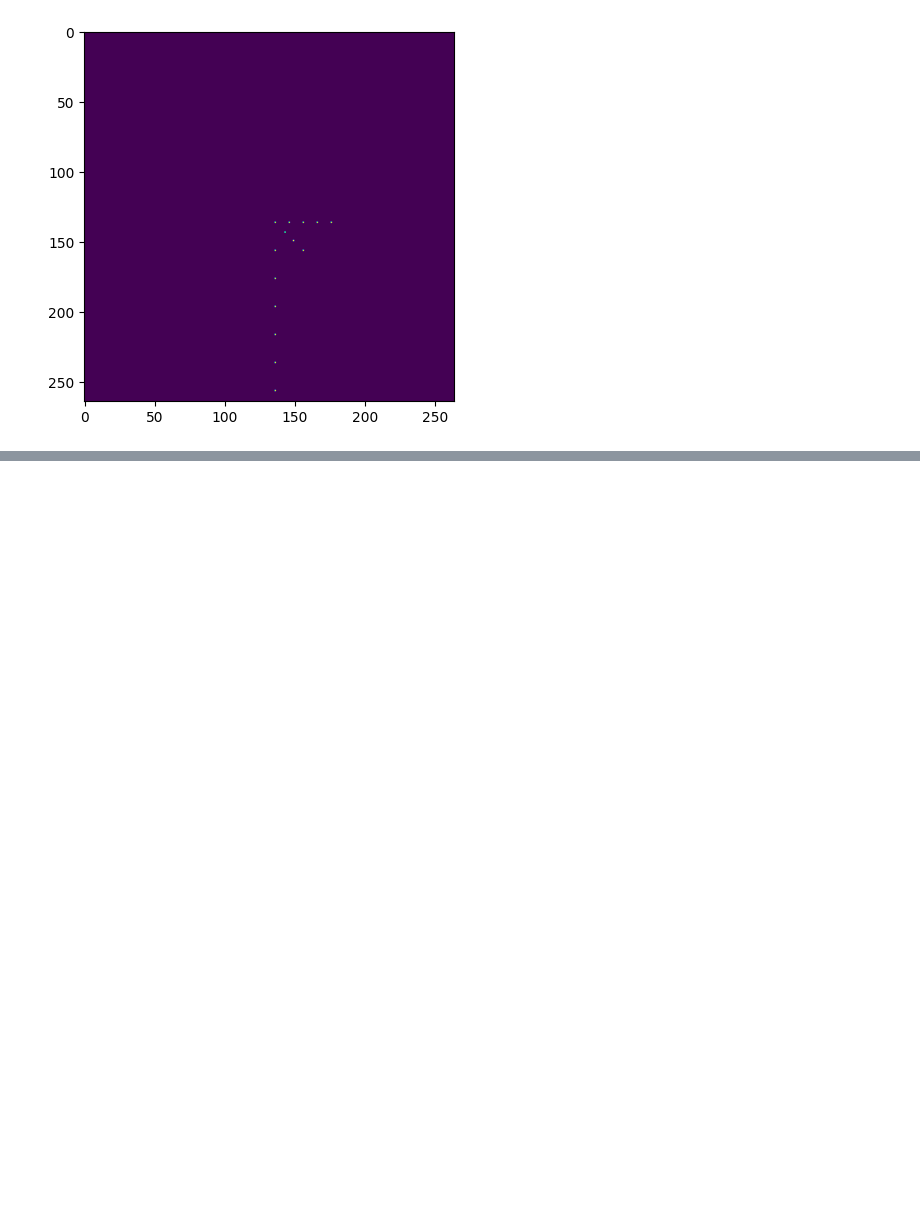
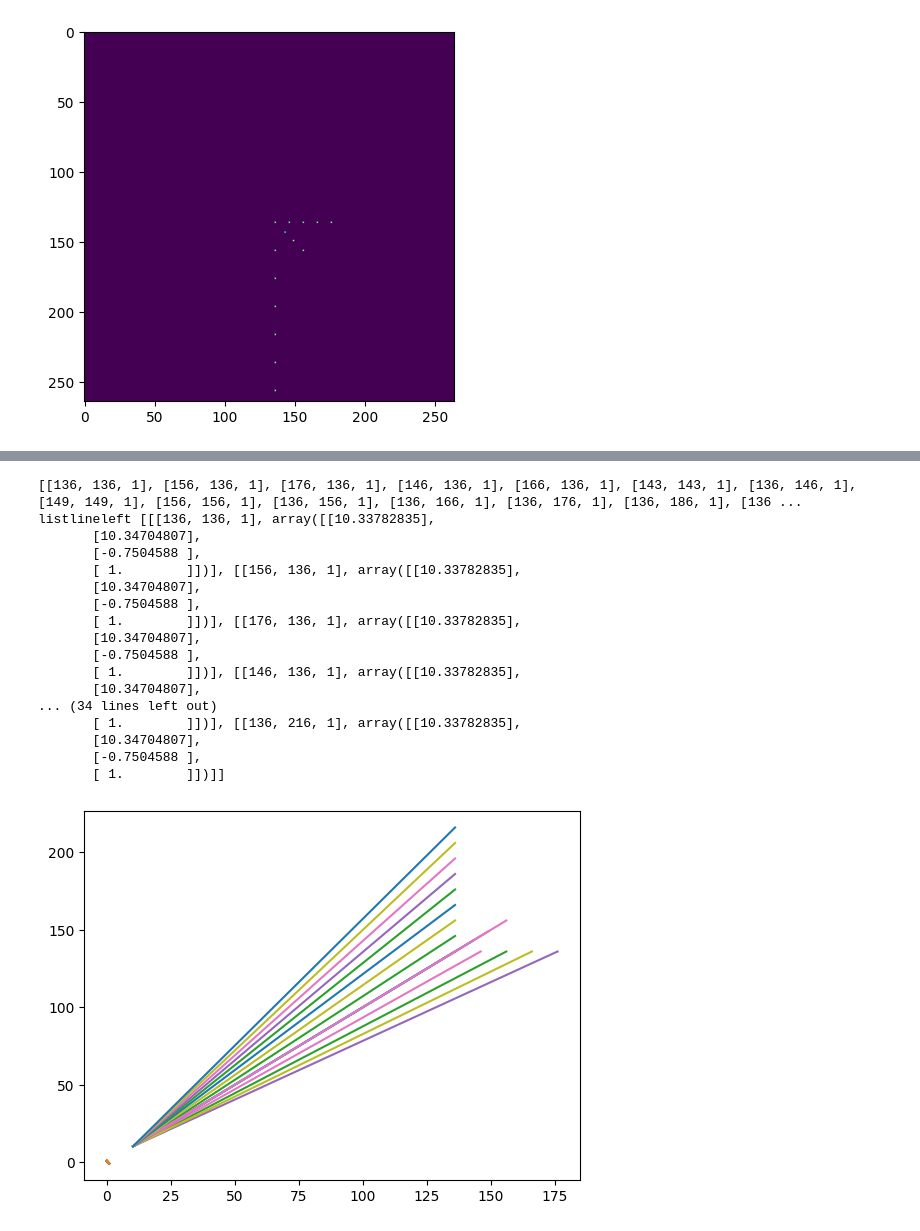
Before and after one commit to Z-Noura/Project-MD, a Jupyter notebook: sterevision.ipynb, the cells around one changed output, grey strips where cells are left out. Cells and saved outputs as stored; diff of their text form; code cells hidden in the pictures; blank space fills up the shorter version.

```diff
--- a/sterevision.ipynb
+++ b/sterevision.ipynb
@@ -418,0 +264,11 @@ error: OpenCV(4.9.0) D:\a\opencv-python\opencv-python\opencv\modules\calib3d\src
+# %%
+listeleft=[]
+for i in coordinates_list:
+    print(i)
+    liste=list(i)
+    print(liste)
+    liste.append(1)
+    listeleft.append(liste)
+    print(liste)
+print("listeleft",listeleft)
+print(len(listeleft))
@@ -418,0 +423,32 @@ error: OpenCV(4.9.0) D:\a\opencv-python\opencv-python\opencv\modules\calib3d\src
+# %%
+print(listeleft)
+
+listlineleft=[]
+# Coefficients de la ligne pour le centre de la caméra
+coefficients_centre = np.array([[10.33782835], [10.34704807], [-0.7504588], [1]])
+for point in (listeleft):
+
+    plt.plot([point[0], coefficients_centre[0][0]], [point[1], coefficients_centre[1][0]], [point[2], coefficients_centre[2][0]])
+    listlineleft.append([point, coefficients_centre])
+print("listlineleft",listlineleft)
+# Affichage de toutes les lignes dans le même graphe
+plt.show()
+# %% [output]
+[[136, 136, 1], [156, 136, 1], [176, 136, 1], [146, 136, 1], [166, 136, 1], [143, 143, 1], [136, 146, 1], [149, 149, 1], [156, 156, 1], [136, 156, 1], [136, 166, 1], [136, 176, 1], [136, 186, 1], [136 ...
+listlineleft [[[136, 136, 1], array([[10.33782835],
+       [10.34704807],
+       [-0.7504588 ],
+       [ 1.        ]])], [[156, 136, 1], array([[10.33782835],
+       [10.34704807],
+       [-0.7504588 ],
+       [ 1.        ]])], [[176, 136, 1], array([[10.33782835],
+       [10.34704807],
+       [-0.7504588 ],
+       [ 1.        ]])], [[146, 136, 1], array([[10.33782835],
+       [10.34704807],
+... (34 lines left out)
+       [ 1.        ]])], [[136, 216, 1], array([[10.33782835],
+       [10.34704807],
+       [-0.7504588 ],
+       [ 1.        ]])]]
+[figure, added]
```
Also changed, not shown: parts of 15 cells of this notebook.
